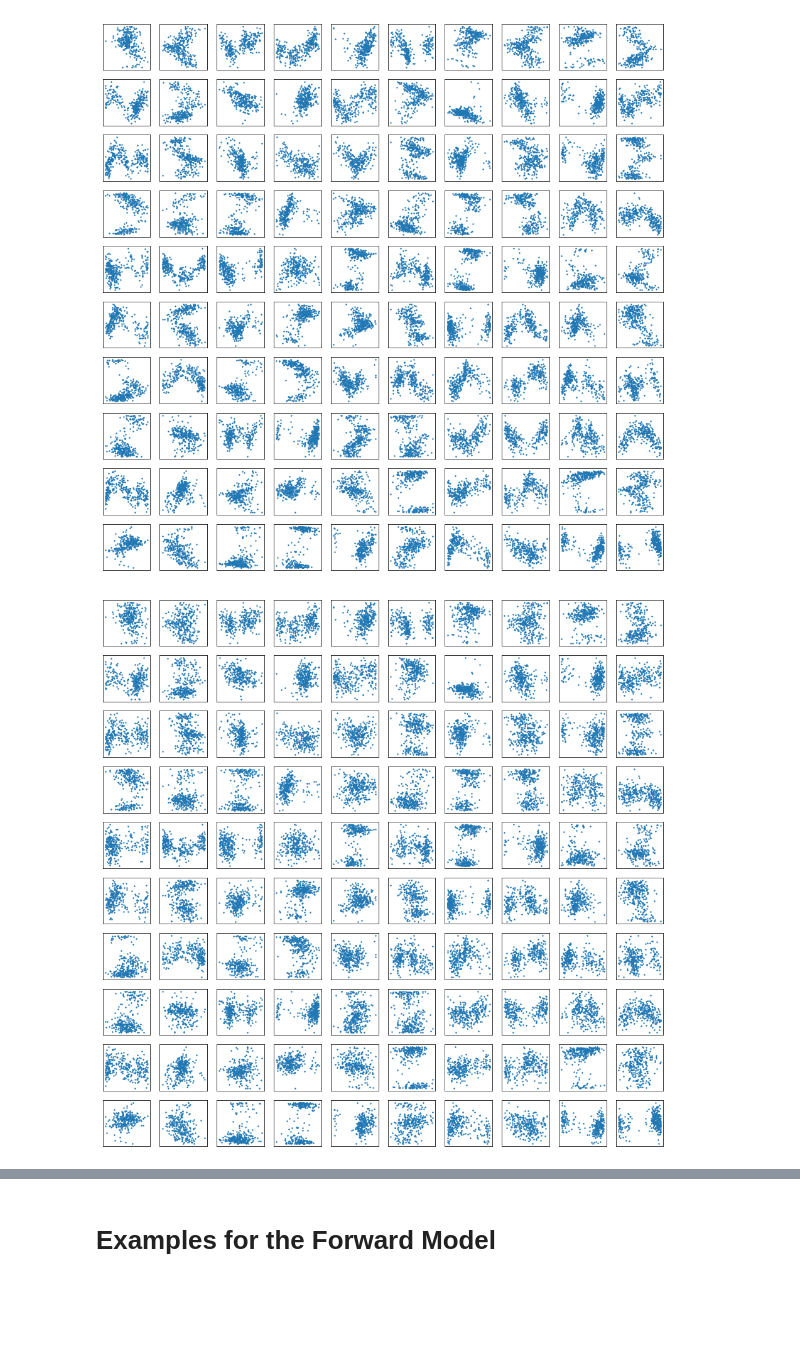
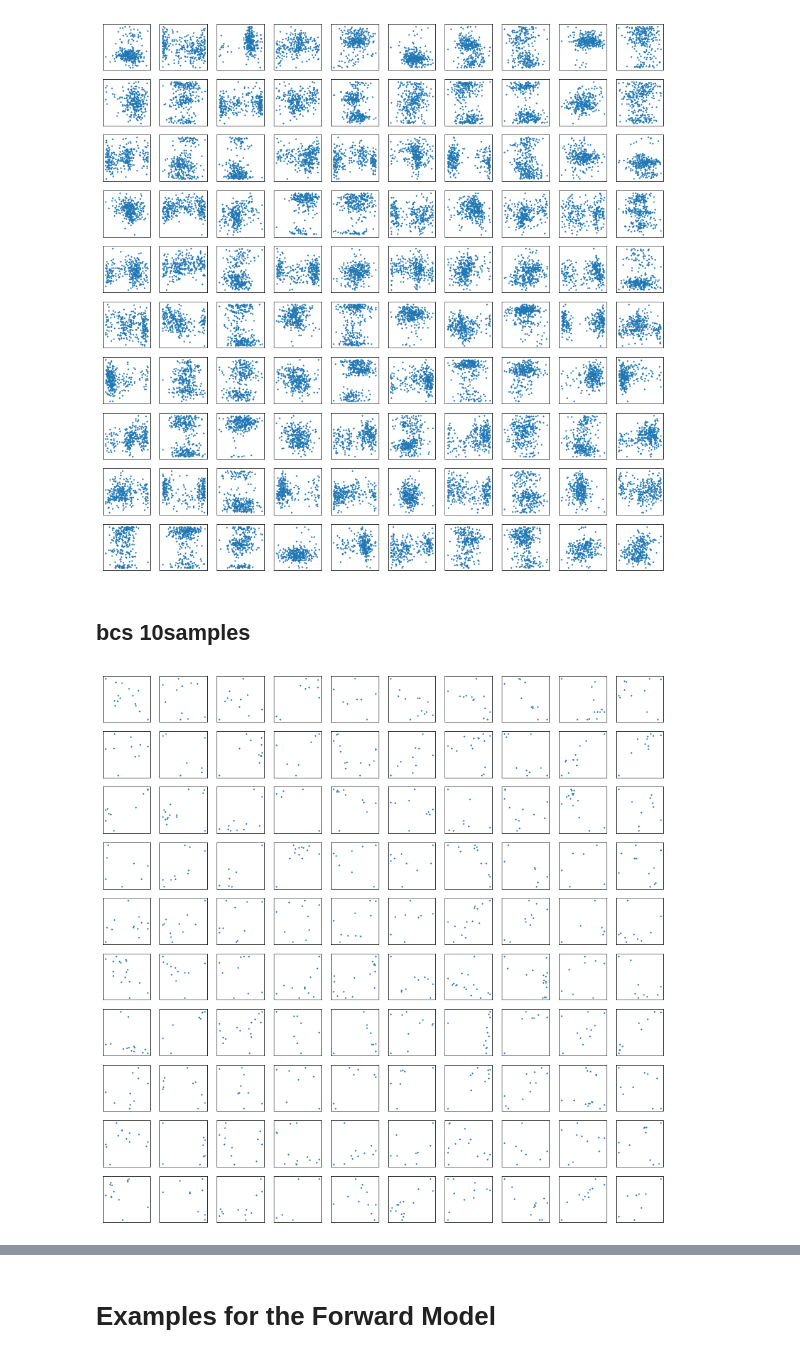
Before and after one commit to MKurthen/BayesianCausalInference, a Jupyter notebook: notebooks/ThesisPlots.ipynb, the cells around one changed output, grey strips where cells are left out. Cells and saved outputs as stored; diff of their text form; code cells hidden in the pictures; blank space fills up the shorter version.

```diff
--- a/notebooks/ThesisPlots.ipynb
+++ b/notebooks/ThesisPlots.ipynb
@@ -23,7 +22,7 @@ fig = plt.figure(figsize=(16,16))
 subplots = fig.subplots(10, 10)
 for i in range(100):
     ax = subplots[i//10, i%10]
-    x, y = get_pair(i , 'bcs_nvar5e-2')[0]
+    x, y = get_pair(i , 'bcs_default')[0]
     ax.scatter(x, y, s=2)
     ax.tick_params(
         axis='both',
@@ -42,7 +43,7 @@ fig = plt.figure(figsize=(16,16))
 subplots = fig.subplots(10, 10)
 for i in range(100):
     ax = subplots[i//10, i%10]
-    x, y = get_pair(i , 'bcs_nvar1e-1')[0]
+    x, y = get_pair(i , 'bcs_nvar1')[0]
     ax.scatter(x, y, s=2)
     ax.tick_params(
         axis='both',
@@ -55,23 +56,25 @@ for i in range(100):
         labelbottom=False,
         labelleft=False)
 # %% [output]
-[figure, old version]
+[figure, new version]
+# %% [markdown]
+## bcs 10samples
 # %%
 fig = plt.figure(figsize=(16,16))
 subplots = fig.subplots(10, 10)
 for i in range(100):
     ax = subplots[i//10, i%10]
-    x, y = get_pair(i , 'bcs_nvar5e-1')[0]
+    x, y = get_pair(i , 'bcs_10samples')[0]
     ax.scatter(x, y, s=2)
     ax.tick_params(
         axis='both',
         which='both',
         bottom=False,
         top=False,
         left=False,
         right=False,
         # ticks along the top edge are off
         labelbottom=False,
         labelleft=False)
 # %% [output]
-[figure, old version]
+[figure, new version]
```
Also changed, not shown: parts of 15 cells of this notebook, 7 other files.
